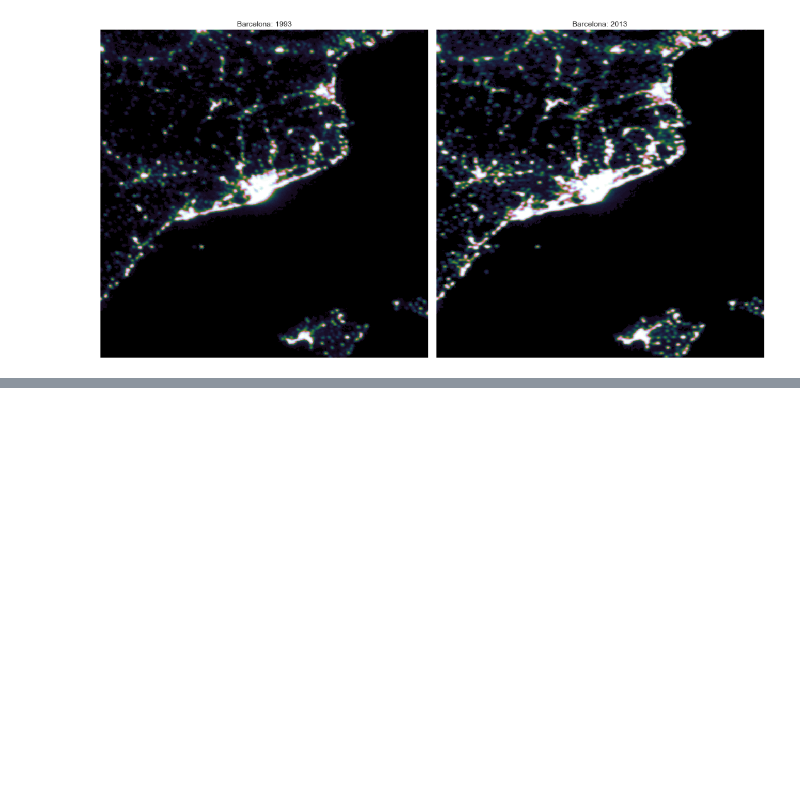
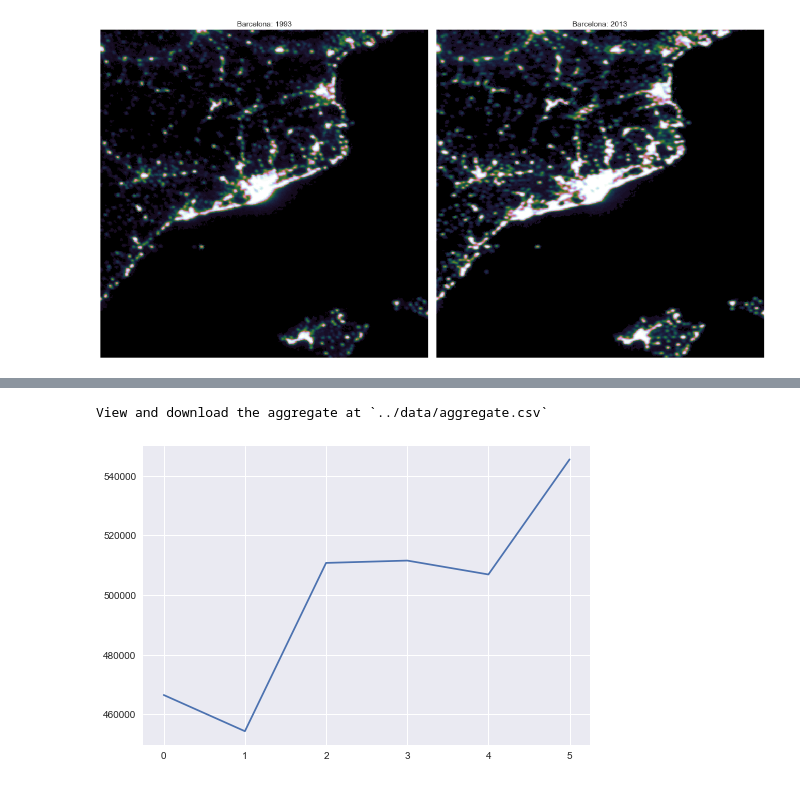
Before and after one commit to feliuserra/Luminosity, a Jupyter notebook: lights_on/notebooks/getting_started.ipynb, the cells around one changed output, grey strips where cells are left out. Saved outputs shown, nothing was run; the diff lists cells and outputs as text; code cells hidden in the pictures; blank space fills up the shorter version.

```diff
--- a/lights_on/notebooks/getting_started.ipynb
+++ b/lights_on/notebooks/getting_started.ipynb
@@ -71,0 +89,5 @@ animate_light_series('Barcelona_n41.39_e2.15', '1992-1997')
+# %%
+plot_light_series_sum('Barcelona_n41.39_e2.15', '1992-1997')
+# %% [output]
+View and download the aggregate at `../data/aggregate.csv`
+[figure, added]
```
Also changed, not shown: parts of 4 cells of this notebook, 3 other files.
